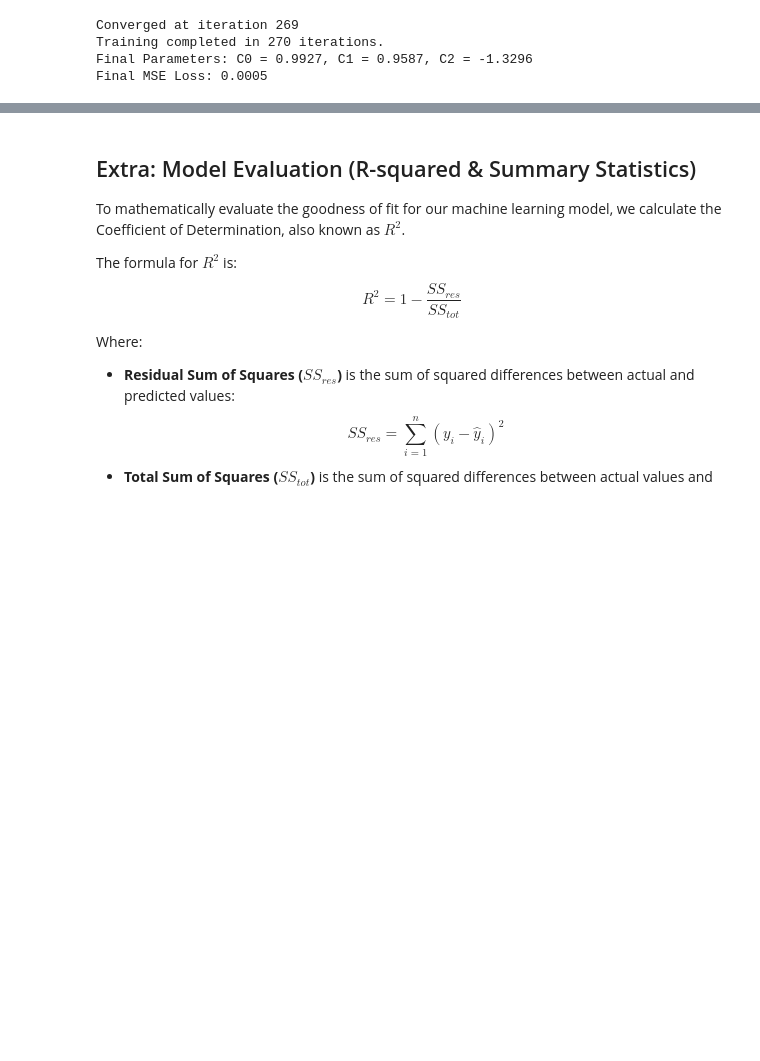
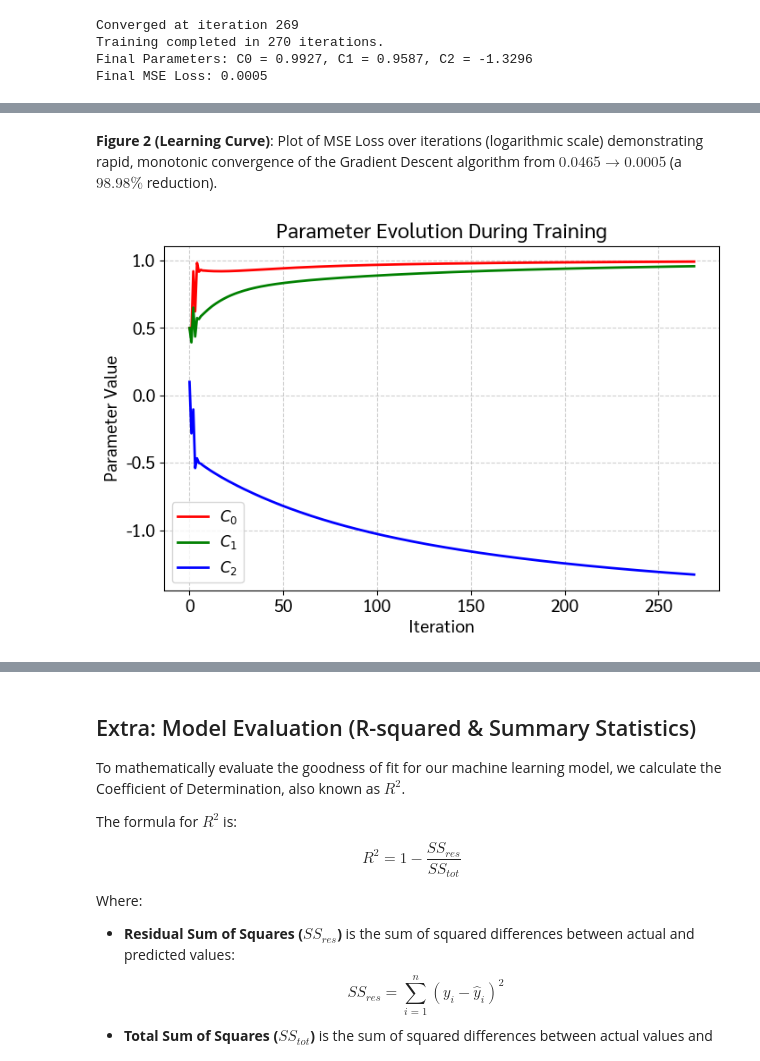
Before and after one commit to Palapluem/cpe342-machine-learning, a Jupyter notebook: assignment/Assignment 2_Training models via iterative approach/Assignment_2_GD.ipynb, the cells around one changed output, grey strips where cells are left out. Cells and saved outputs as stored; diff of their text form; code cells hidden in the pictures; blank space fills up the shorter version.

```diff
--- a/assignment/Assignment 2_Training models via iterative approach/Assignment_2_GD.ipynb
+++ b/assignment/Assignment 2_Training models via iterative approach/Assignment_2_GD.ipynb
@@ -232,0 +243,17 @@ In this section, we analyze the training behavior and performance of our model u
+# %% [markdown]
+**Figure 2 (Learning Curve)**: Plot of MSE Loss over iterations (logarithmic scale) demonstrating rapid, monotonic convergence of the Gradient Descent algorithm from $0.0465 \rightarrow 0.0005$ (a $98.98\%$ reduction).
+# %%
+# Plot 2: Convergence of parameters
+plt.figure(figsize=(8, 5))
+plt.plot(range(len(history_C0)), history_C0, 'r-', label='$C_0$', linewidth=2)
+plt.plot(range(len(history_C1)), history_C1, 'g-', label='$C_1$', linewidth=2)
+plt.plot(range(len(history_C2)), history_C2, 'b-', label='$C_2$', linewidth=2)
+plt.xlabel('Iteration')
+plt.ylabel('Parameter Value')
+plt.title('Parameter Evolution During Training')
+plt.legend(fontsize=12)
+plt.grid(True, linestyle='--', alpha=0.6)
+plt.savefig('plot_3_coeff_trajectory.pdf', bbox_inches='tight')
+plt.show()
+# %% [output]
+[figure, added]
```
Also changed, not shown: parts of 12 cells of this notebook, 13 other files.
